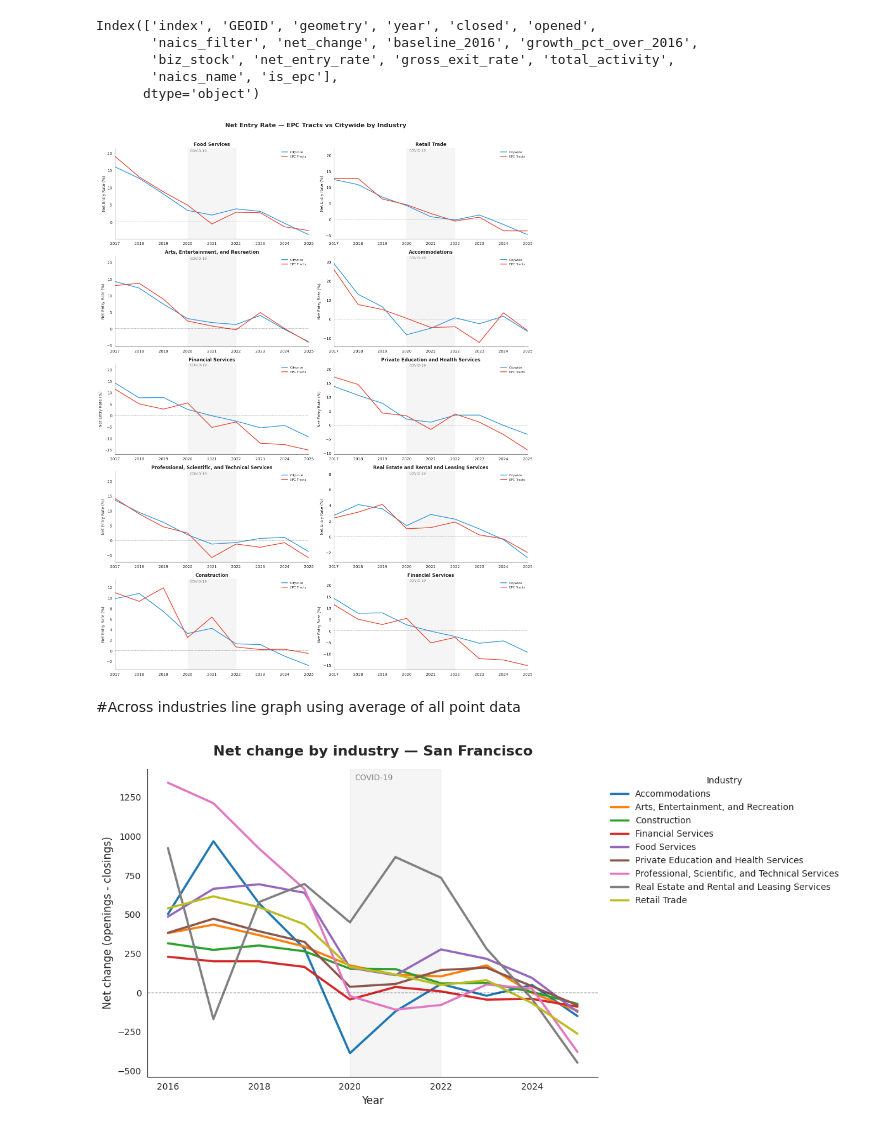
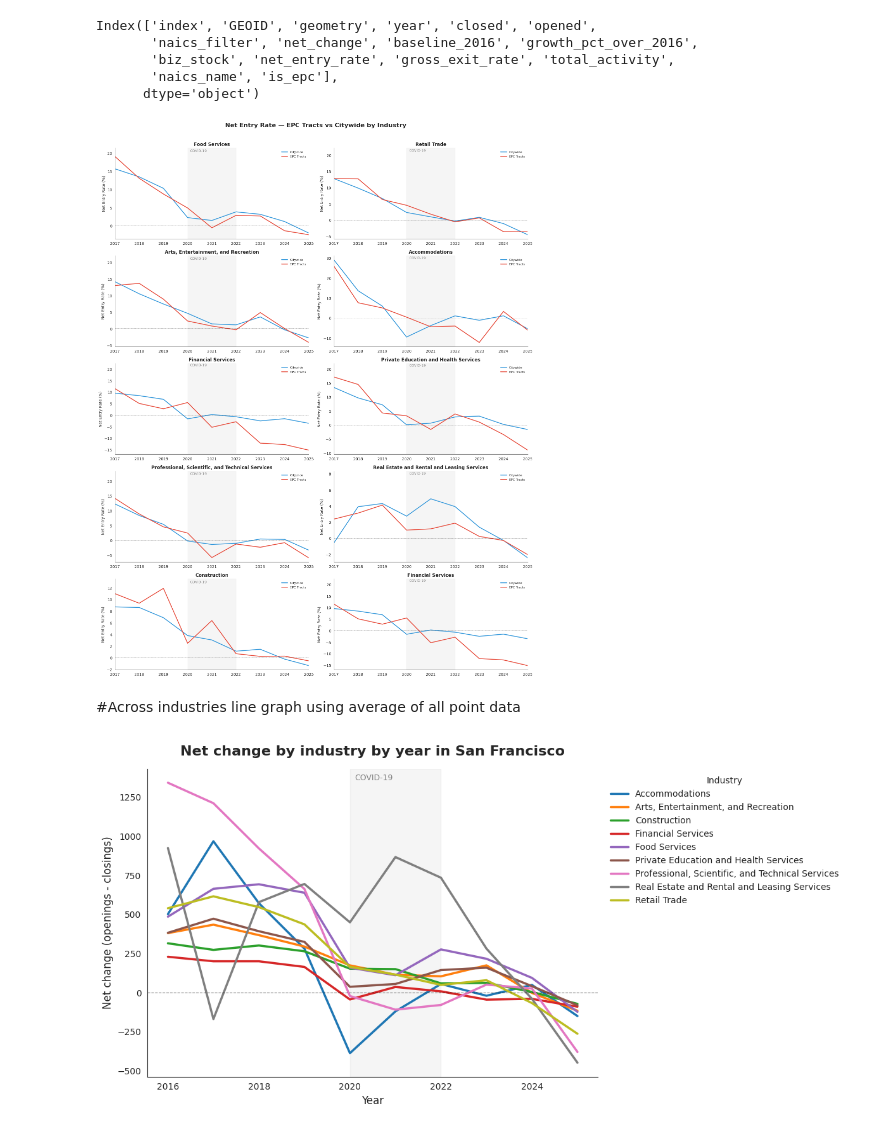
Before and after one commit to miaflynn/CYPLAN255-Final-Project, a Jupyter notebook: 03c_visualizations_net_change.ipynb, the cells around one changed output. Drawn from its saved outputs; the diff is of its cells as text; code cells hidden in the pictures.

```diff
--- a/03c_visualizations_net_change.ipynb
+++ b/03c_visualizations_net_change.ipynb
@@ -139,7 +139,11 @@ open_close_tracts_gdf['is_epc'] = open_close_tracts_gdf['GEOID'].isin(epc_tracts
 # %% [markdown]
 #EPC Line Graph
 # %%
-citywide_avg = open_close_tracts_gdf.groupby('year')['net_entry_rate'].mean().reset_index()
+citywide_avg = open_close_tracts_gdf.groupby('year').agg(
+    net_change=('net_change', 'sum'),
+    biz_stock=('biz_stock', 'sum')
+).reset_index()
+citywide_avg['net_entry_rate'] = (citywide_avg['net_change'] / citywide_avg['biz_stock']) * 100
 citywide_avg['comparison'] = 'Citywide'
 
 epc_only = open_close_tracts_gdf[open_close_tracts_gdf['is_epc']].copy()
@@ -219,41 +223,46 @@ axes = axes.flatten()
 for i, name in enumerate(naics_to_compare):
     ax = axes[i]
 
-    citywide = combined[combined['naics_name'] == name].groupby('year')['net_entry_rate'].mean().reset_index()
+    citywide = combined[combined['naics_name'] == name].groupby('year').agg(
+        net_change=('net_change', 'sum'),
+        biz_stock=('biz_stock', 'sum')
+    ).reset_index()
+
+    citywide['net_entry_rate'] = (citywide['net_change'] / citywide['biz_stock']) * 100
     citywide['comparison'] = 'Citywide'
 
     epc = combined[(combined['naics_name'] == name) & (combined['is_epc'])].copy()
     epc['comparison'] = 'EPC Tracts'
 
     plot_df = pd.concat([citywide, epc]).reset_index(drop=True)
 
     sns.lineplot(
         plot_df,
         x='year',
         y='net_entry_rate',
         hue='comparison',
         estimator='mean',
         errorbar=None,
         linewidth=2,
         palette={'EPC Tracts': '#e74c3c', 'Citywide': '#3498db'},
         ax=ax
     )
 
     ax.axhline(0, color='black', linewidth=0.7, linestyle='--', alpha=0.5)
     ax.axvspan(2020, 2022, alpha=0.08, color='gray')
     ax.text(2020.1, ax.get_ylim()[1] * 0.95, 'COVID-19', fontsize=9, color='gray')
     ax.set_title(name, fontsize=12, fontweight='bold')
     ax.set_xlabel('')
     ax.set_ylabel('Net Entry Rate (%)')
     ax.set_xlim(2017, 2025)
     ax.legend(title=None, frameon=False, fontsize=8)
 
 fig.suptitle('Net Entry Rate — EPC Tracts vs Citywide by Industry', fontsize=16, fontweight='bold', y=1.01)
 sns.despine()
 plt.tight_layout()
 plt.show()
 # %% [output]
-[figure, old version]
+[figure, new version]
 # %% [markdown]
 #Across industries line graph using average of all point data
 # %%
@@ -300,7 +309,7 @@ ax.axhline(0, color='black', linewidth=0.8, linestyle='--', alpha=0.5)
 # adds labels on axes and sets new title with styling
 ax.set_xlabel('Year', fontsize=12)
 ax.set_ylabel('Net change (openings - closings)', fontsize=12)
-ax.set_title('Net change by industry — San Francisco', fontsize=16, fontweight='bold', pad=15)
+ax.set_title('Net change by industry by year in San Francisco', fontsize=16, fontweight='bold', pad=15)
 
 # legend moved
 ax.legend(title='Industry', bbox_to_anchor=(1.01, 1), loc='upper left', frameon=False)
@@ -313,4 +322,4 @@ sns.despine()
 plt.tight_layout()
 plt.show()
 # %% [output]
-[figure, old version]
+[figure, new version]
```
Also changed, not shown: parts of 2 cells of this notebook.
